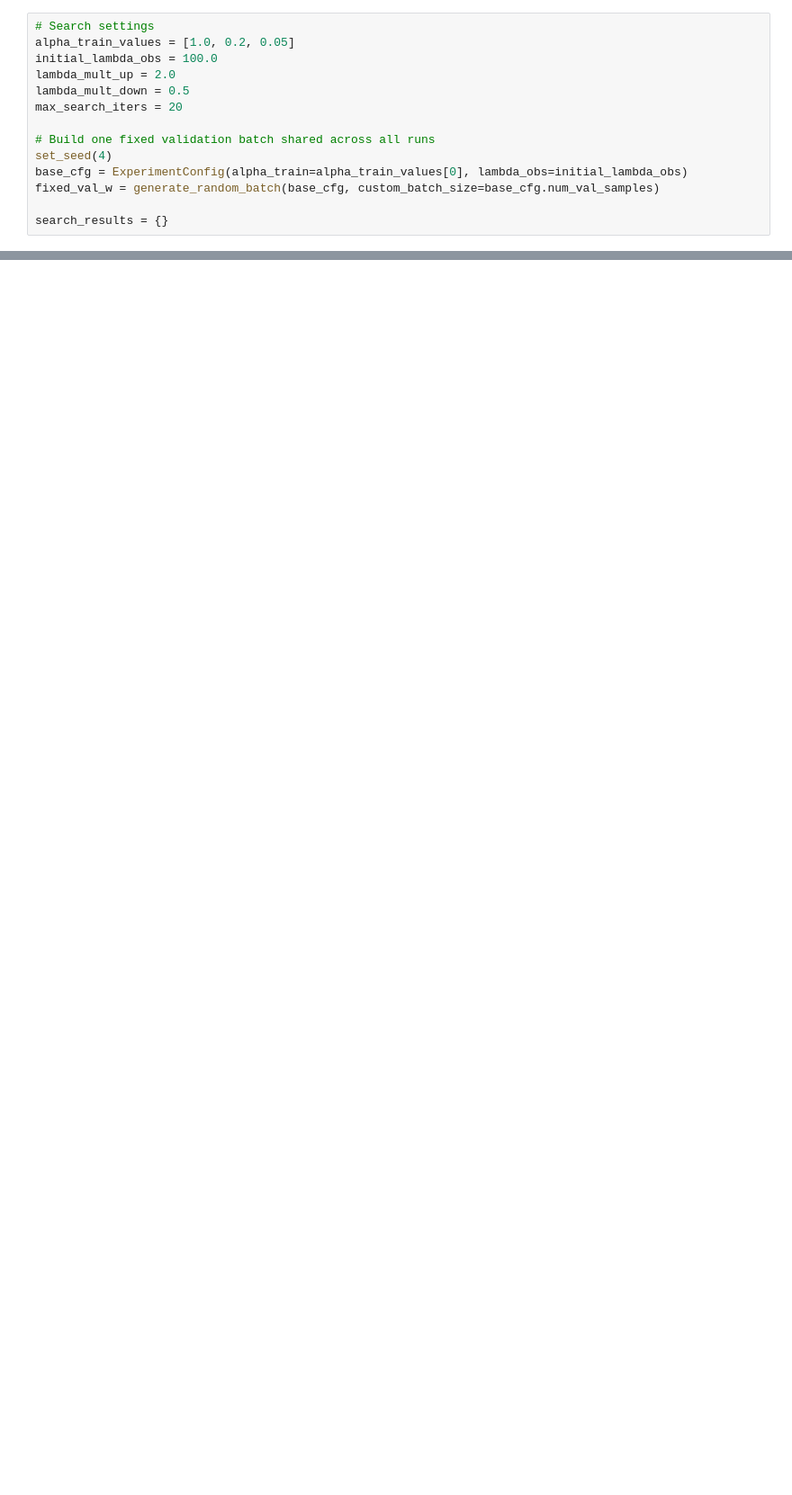
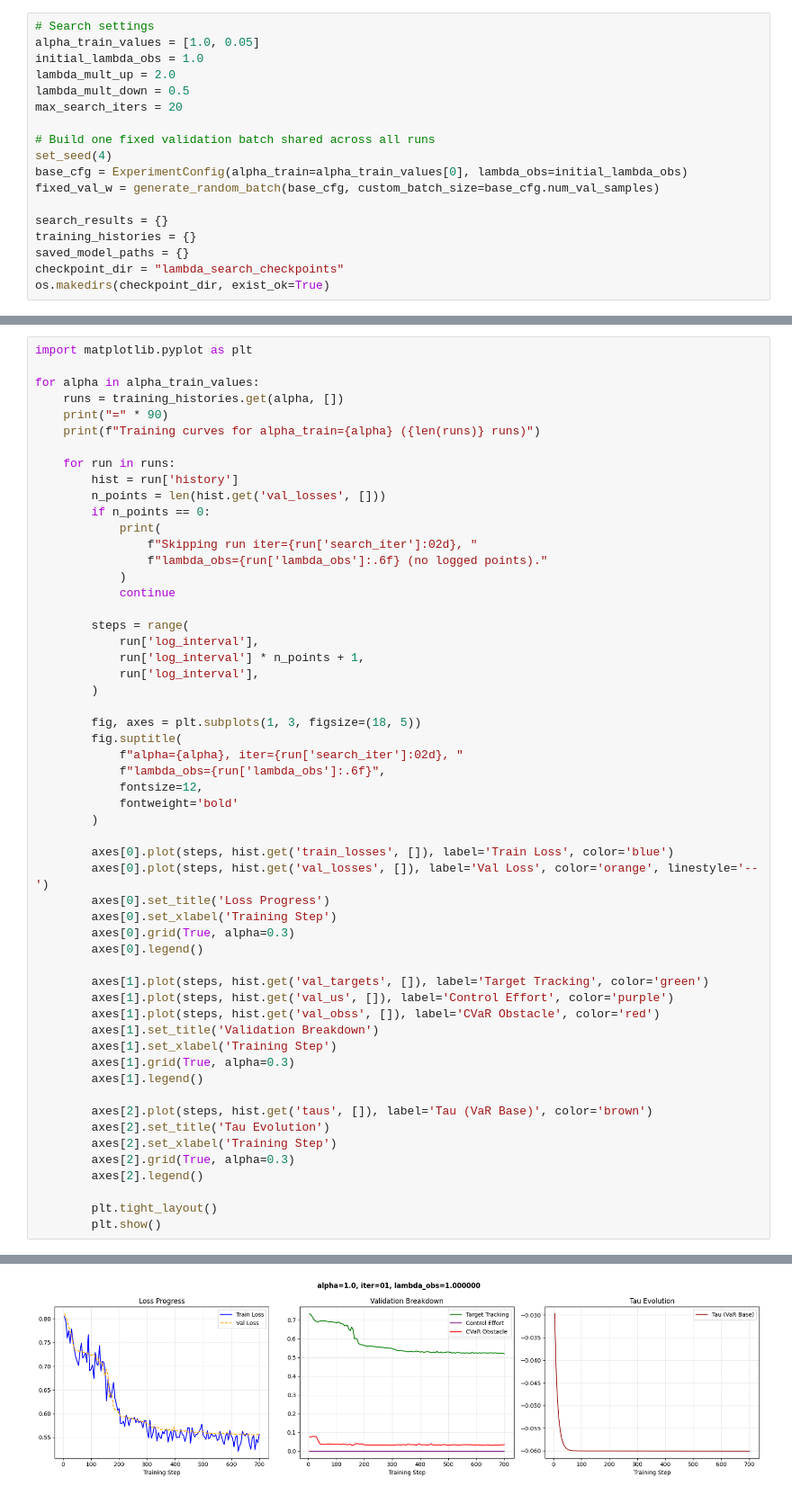
Before and after one commit to laurameroi/Conformal_PB, a Jupyter notebook: lambda_search.ipynb, the cells around one changed output, grey strips where cells are left out. Shown at 90% size. Saved outputs shown, nothing was run; the diff lists cells and outputs as text; blank space fills up the shorter version.

```diff
--- a/lambda_search.ipynb
+++ b/lambda_search.ipynb
@@ -182,8 +184,8 @@ def evaluate_model(sim, metric, fixed_val_w, config: ExperimentConfig):
     }
 # %%
 # Search settings
-alpha_train_values = [1.0, 0.2, 0.05]
-initial_lambda_obs = 100.0
+alpha_train_values = [1.0, 0.05]
+initial_lambda_obs = 1.0
 lambda_mult_up = 2.0
 lambda_mult_down = 0.5
 max_search_iters = 20
@@ -194,6 +196,10 @@ base_cfg = ExperimentConfig(alpha_train=alpha_train_values[0], lambda_obs=initia
 fixed_val_w = generate_random_batch(base_cfg, custom_batch_size=base_cfg.num_val_samples)
 
 search_results = {}
+training_histories = {}
+saved_model_paths = {}
+checkpoint_dir = "lambda_search_checkpoints"
+os.makedirs(checkpoint_dir, exist_ok=True)
 # %%
 for alpha in alpha_train_values:
     print("=" * 90)
@@ -345,0 +387,56 @@ Final comparison (using best lambda_obs per alpha_train):
+# %%
+import matplotlib.pyplot as plt
+
+for alpha in alpha_train_values:
+    runs = training_histories.get(alpha, [])
+    print("=" * 90)
+    print(f"Training curves for alpha_train={alpha} ({len(runs)} runs)")
+
+    for run in runs:
+        hist = run['history']
+        n_points = len(hist.get('val_losses', []))
+        if n_points == 0:
+            print(
+                f"Skipping run iter={run['search_iter']:02d}, "
+                f"lambda_obs={run['lambda_obs']:.6f} (no logged points)."
+            )
+            continue
+
+        steps = range(
+            run['log_interval'],
+            run['log_interval'] * n_points + 1,
+            run['log_interval'],
+        )
+
+        fig, axes = plt.subplots(1, 3, figsize=(18, 5))
+        fig.suptitle(
+            f"alpha={alpha}, iter={run['search_iter']:02d}, "
+            f"lambda_obs={run['lambda_obs']:.6f}",
+            fontsize=12,
+            fontweight='bold'
+        )
+
+        axes[0].plot(steps, hist.get('train_losses', []), label='Train Loss', color='blue')
+        axes[0].plot(steps, hist.get('val_losses', []), label='Val Loss', color='orange', linestyle='--')
+        axes[0].set_title('Loss Progress')
+        axes[0].set_xlabel('Training Step')
+        axes[0].grid(True, alpha=0.3)
+        axes[0].legend()
+
+        axes[1].plot(steps, hist.get('val_targets', []), label='Target Tracking', color='green')
+        axes[1].plot(steps, hist.get('val_us', []), label='Control Effort', color='purple')
+        axes[1].plot(steps, hist.get('val_obss', []), label='CVaR Obstacle', color='red')
+        axes[1].set_title('Validation Breakdown')
+        axes[1].set_xlabel('Training Step')
+        axes[1].grid(True, alpha=0.3)
+        axes[1].legend()
+
+        axes[2].plot(steps, hist.get('taus', []), label='Tau (VaR Base)', color='brown')
+        axes[2].set_title('Tau Evolution')
+        axes[2].set_xlabel('Training Step')
+        axes[2].grid(True, alpha=0.3)
+        axes[2].legend()
+
+        plt.tight_layout()
+        plt.show()
+# %% [output]
@@ -345,0 +445 @@ Final comparison (using best lambda_obs per alpha_train):
+[figure, added]
```
Also changed, not shown: parts of 9 cells of this notebook, 5 other files.
